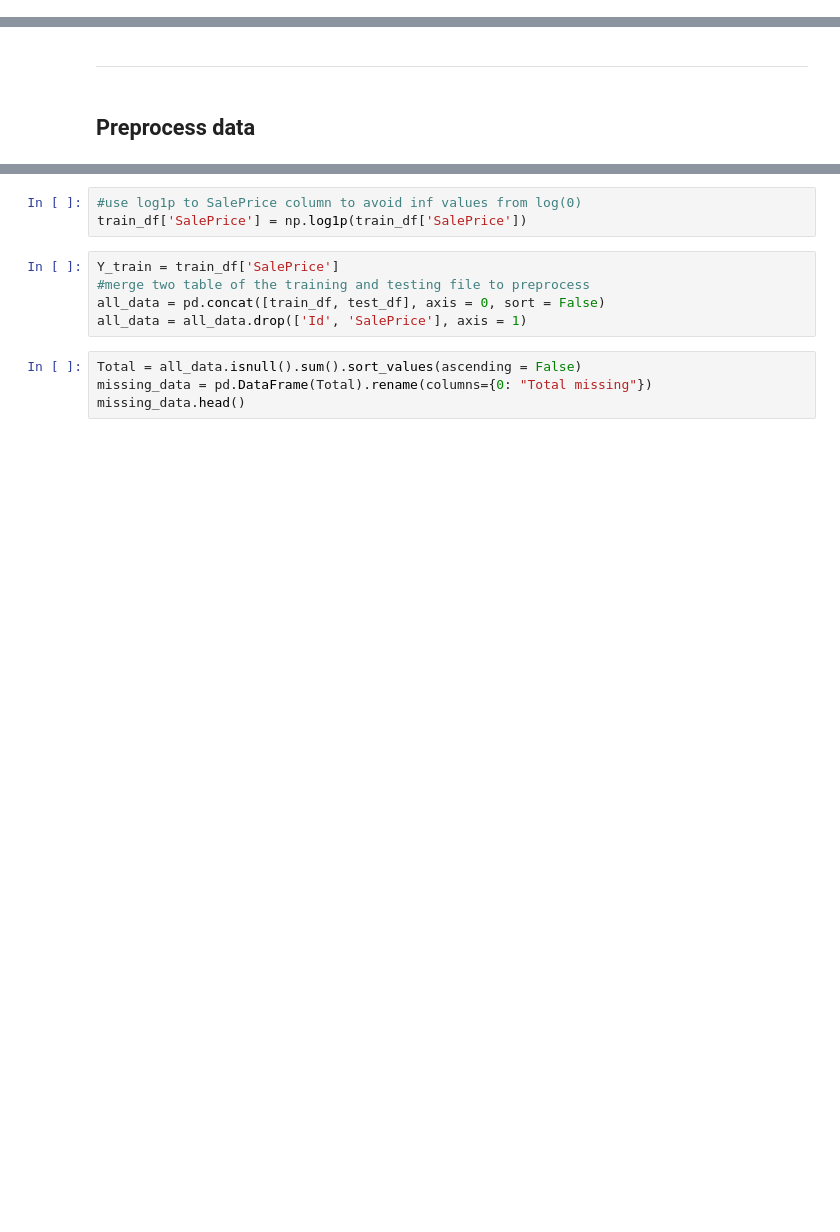
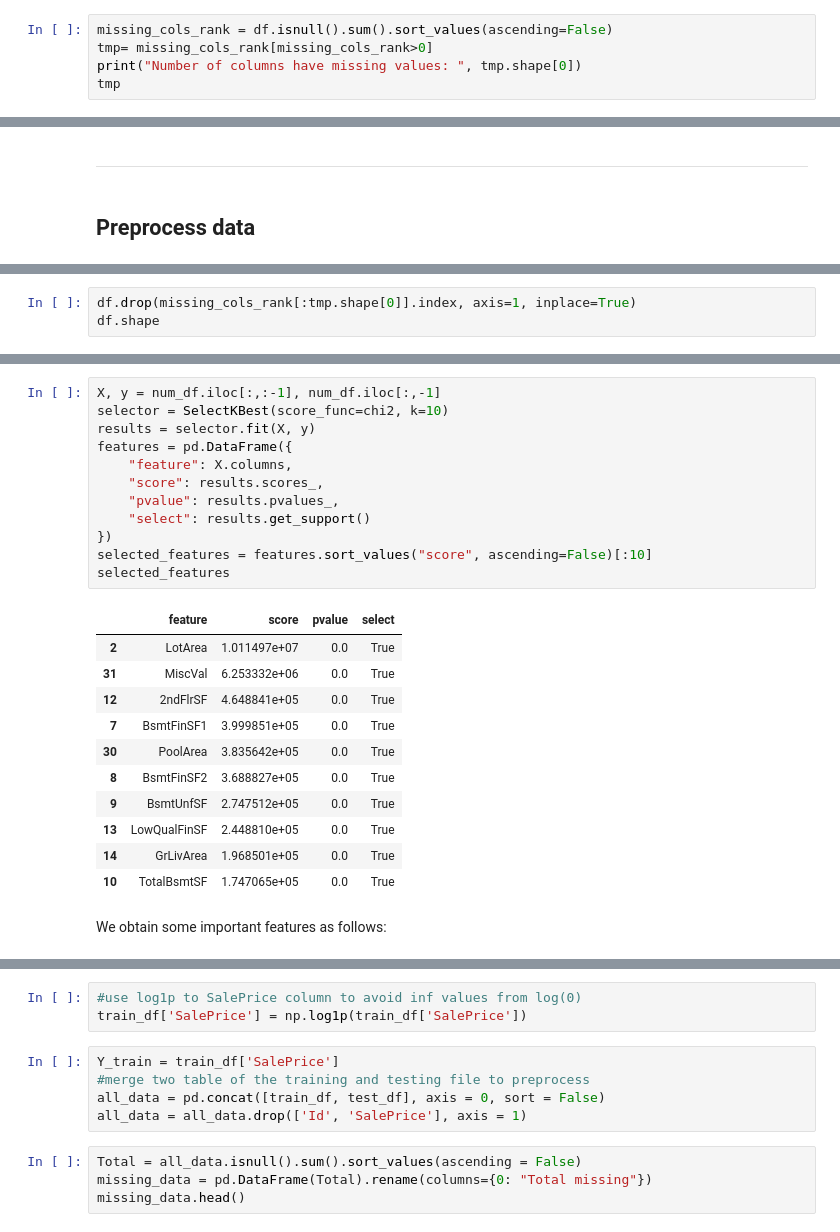
Before and after one commit to IceIce1ce/Final_Project_LTKHDL, a Jupyter notebook: House_Prices.ipynb, the cells around one changed output, grey strips where cells are left out. Saved outputs shown, nothing was run; the diff lists cells and outputs as text; blank space fills up the shorter version.

```diff
--- a/House_Prices.ipynb
+++ b/House_Prices.ipynb
@@ -172,0 +182,5 @@ cate_df.agg(categorical_distribution).round(1)
+# %%
+missing_cols_rank = df.isnull().sum().sort_values(ascending=False)
+tmp= missing_cols_rank[missing_cols_rank>0]
+print("Number of columns have missing values: ", tmp.shape[0])
+tmp
@@ -176,0 +215,3 @@ cate_df.agg(categorical_distribution).round(1)
+# %%
+df.drop(missing_cols_rank[:tmp.shape[0]].index, axis=1, inplace=True)
+df.shape
@@ -183,0 +248,26 @@ train_df.isnull().sum()
+# %%
+X, y = num_df.iloc[:,:-1], num_df.iloc[:,-1]
+selector = SelectKBest(score_func=chi2, k=10)
+results = selector.fit(X, y)
+features = pd.DataFrame({
+    "feature": X.columns,
+    "score": results.scores_,
+    "pvalue": results.pvalues_,
+    "select": results.get_support()
+})
+selected_features = features.sort_values("score", ascending=False)[:10]
+selected_features
+# %% [output]
+|  | feature | score | pvalue | select |
+| 2 | LotArea | 1.011497e+07 | 0.0 | True |
+| 31 | MiscVal | 6.253332e+06 | 0.0 | True |
+| 12 | 2ndFlrSF | 4.648841e+05 | 0.0 | True |
+| 7 | BsmtFinSF1 | 3.999851e+05 | 0.0 | True |
+| 30 | PoolArea | 3.835642e+05 | 0.0 | True |
+| 8 | BsmtFinSF2 | 3.688827e+05 | 0.0 | True |
+| 9 | BsmtUnfSF | 2.747512e+05 | 0.0 | True |
+| 13 | LowQualFinSF | 2.448810e+05 | 0.0 | True |
+| 14 | GrLivArea | 1.968501e+05 | 0.0 | True |
+| 10 | TotalBsmtSF | 1.747065e+05 | 0.0 | True |
+# %% [markdown]
+We obtain some important features as follows:
```
Also changed, not shown: parts of 81 cells of this notebook, 1 other file.
